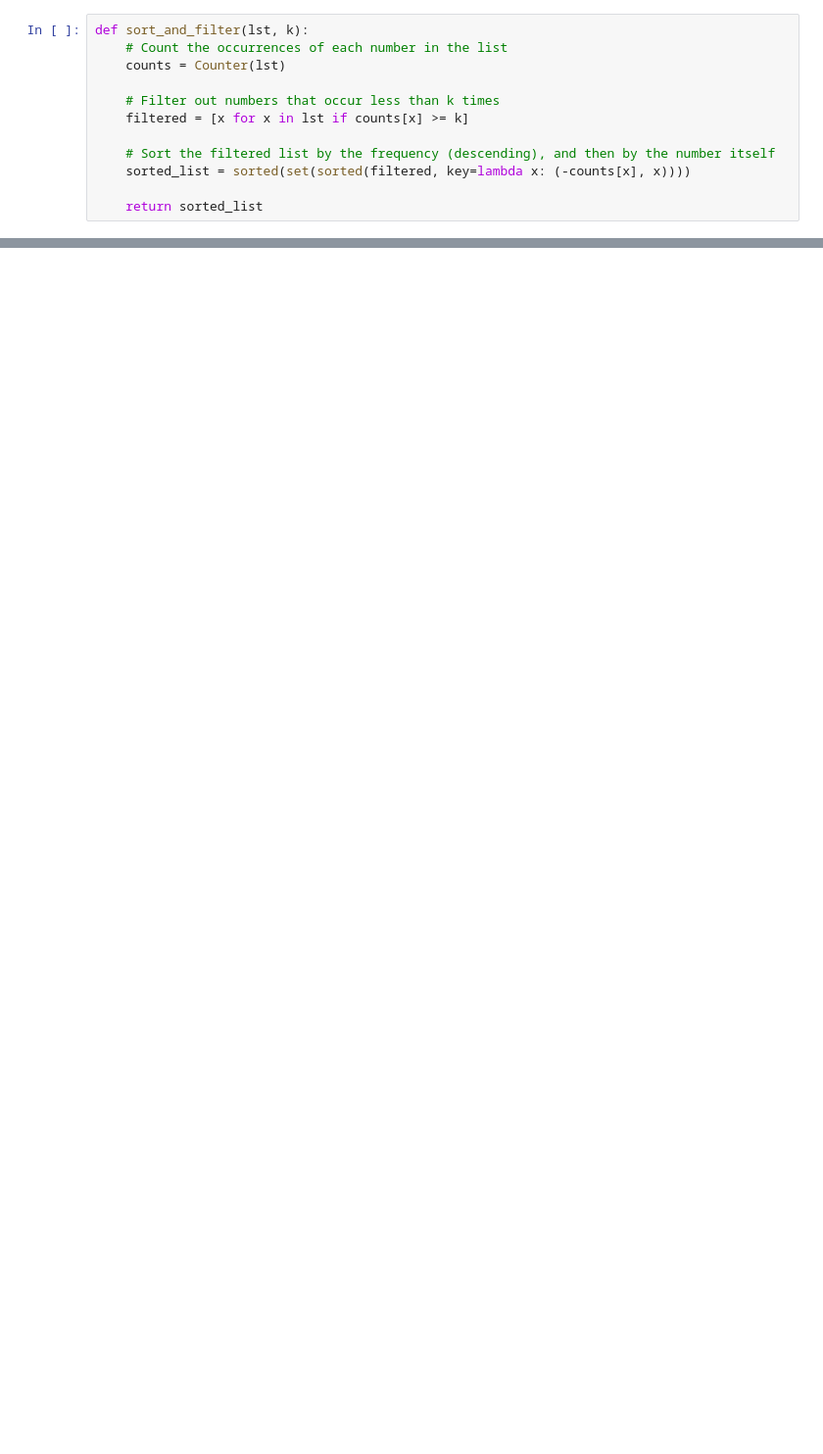
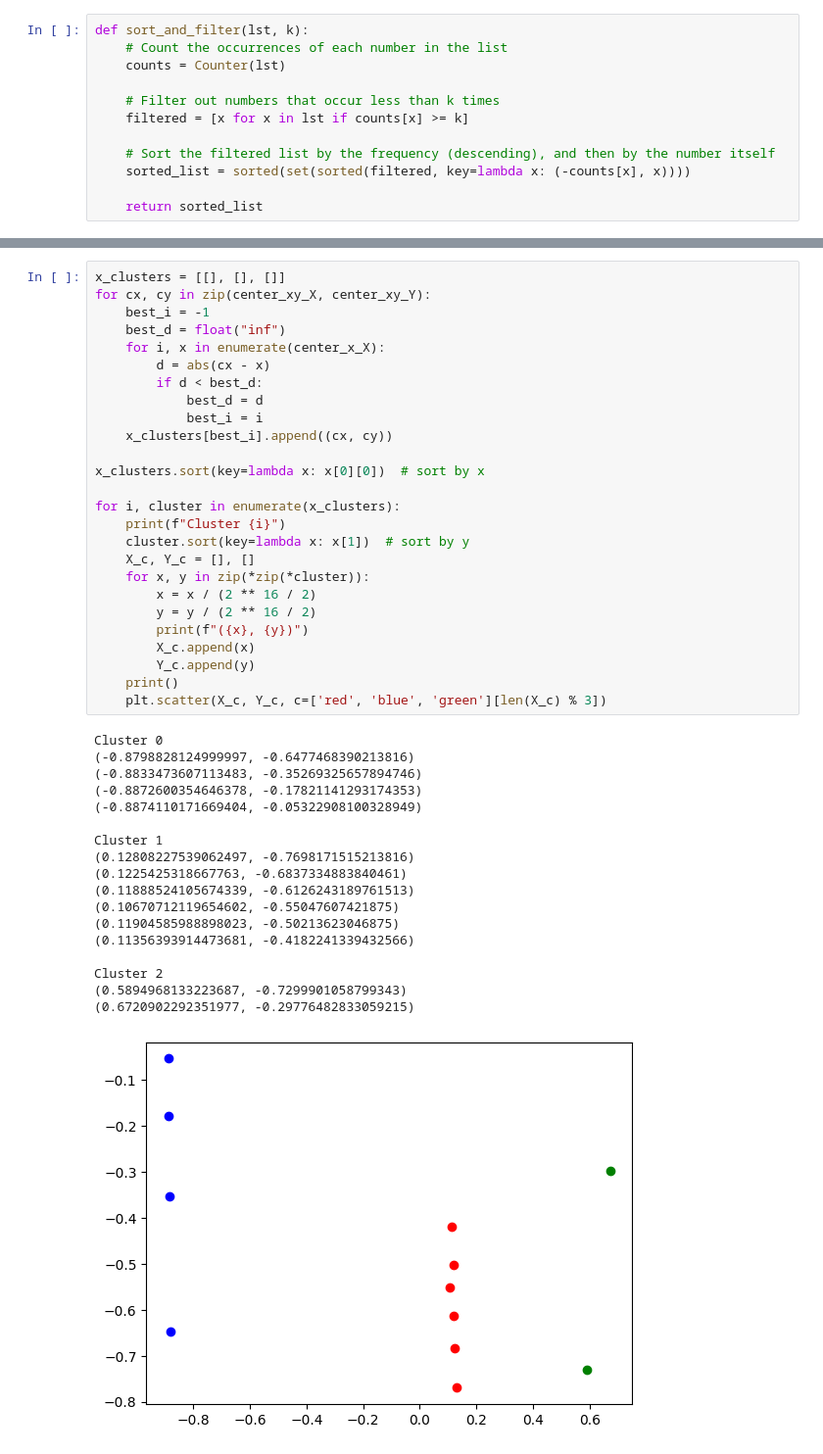
Before and after one commit to CR1337/ilda-dmx-creator, a Jupyter notebook: 2025/2025.ipynb, the cells around one changed output, grey strips where cells are left out. Shown at 98% size. Saved outputs shown, nothing was run; the diff lists cells and outputs as text; blank space fills up the shorter version.

```diff
--- a/2025/2025.ipynb
+++ b/2025/2025.ipynb
@@ -12056,0 +24101,45 @@ sY=[0.084564208984375, 0.327392578125, 0.91204833984375]
+# %%
+x_clusters = [[], [], []]
+for cx, cy in zip(center_xy_X, center_xy_Y):
+    best_i = -1
+    best_d = float("inf")
+    for i, x in enumerate(center_x_X):
+        d = abs(cx - x)
+        if d < best_d:
+            best_d = d
+            best_i = i
+    x_clusters[best_i].append((cx, cy))
+
+x_clusters.sort(key=lambda x: x[0][0])  # sort by x
+
+for i, cluster in enumerate(x_clusters):
+    print(f"Cluster {i}")
+    cluster.sort(key=lambda x: x[1])  # sort by y
+    X_c, Y_c = [], []
+    for x, y in zip(*zip(*cluster)):
+        x = x / (2 ** 16 / 2)
+        y = y / (2 ** 16 / 2)
+        print(f"({x}, {y})")
+        X_c.append(x)
+        Y_c.append(y)
+    print()
+    plt.scatter(X_c, Y_c, c=['red', 'blue', 'green'][len(X_c) % 3])
+# %% [output]
+Cluster 0
+(-0.8798828124999997, -0.6477468390213816)
+(-0.8833473607113483, -0.35269325657894746)
+(-0.8872600354646378, -0.17821141293174353)
+(-0.8874110171669404, -0.05322908100328949)
+
+Cluster 1
+(0.12808227539062497, -0.7698171515213816)
+(0.1225425318667763, -0.6837334883840461)
+(0.11888524105674339, -0.6126243189761513)
+(0.10670712119654602, -0.55047607421875)
+(0.11904585988898023, -0.50213623046875)
+(0.11356393914473681, -0.4182241339432566)
+
+Cluster 2
+(0.5894968133223687, -0.7299901058799343)
+(0.6720902292351977, -0.29776482833059215)
+[figure, added]
```
Also changed, not shown: parts of 7 cells of this notebook.
